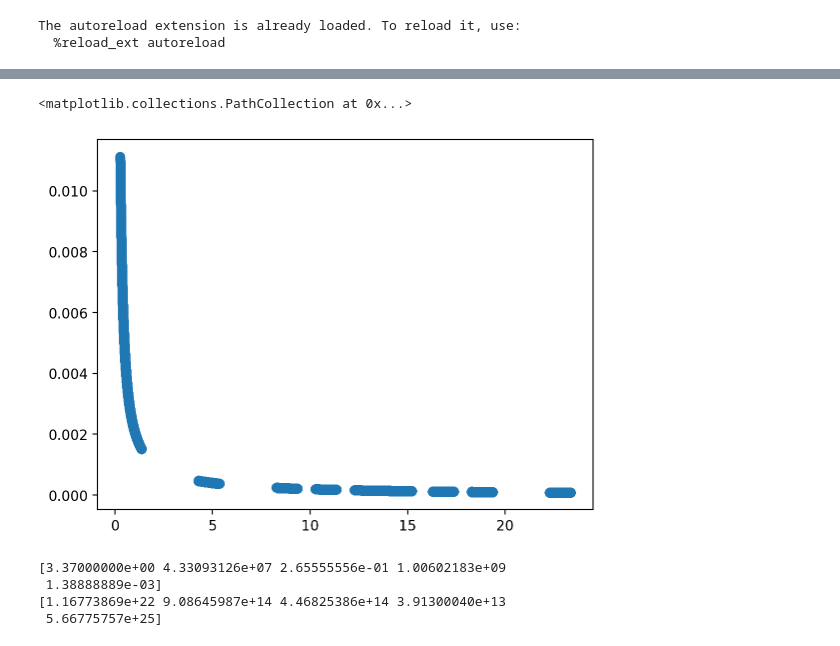
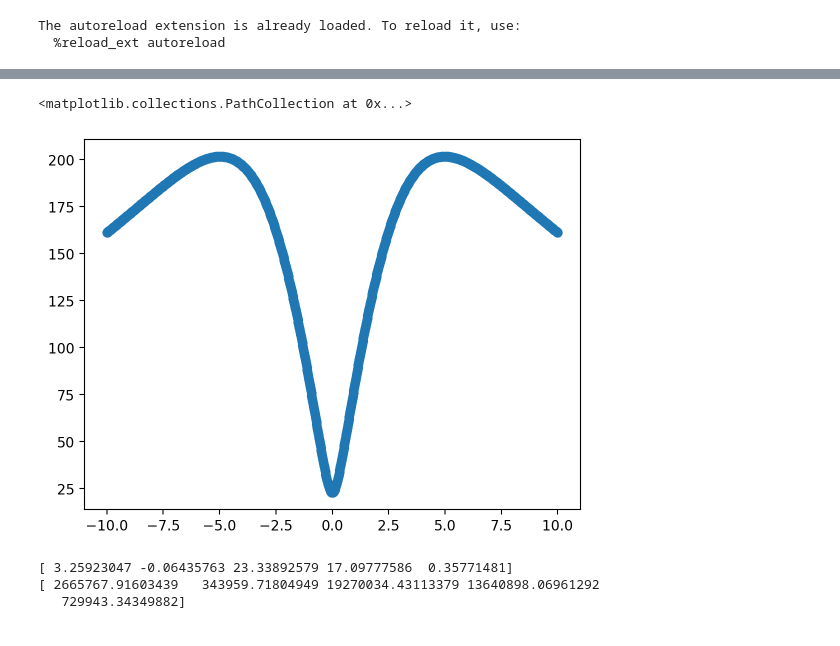
Before and after one commit to cs481-ekh/f22-dust-devils, a Jupyter notebook: docs/examples/Wind_Speed_Model.ipynb, the cells around one changed output, grey strips where cells are left out. Drawn from its saved outputs; the diff is of its cells as text; code cells hidden in the pictures.

```diff
--- a/docs/examples/Wind_Speed_Model.ipynb
+++ b/docs/examples/Wind_Speed_Model.ipynb
@@ -57,19 +54,19 @@ print(vortex)
 # %%
-time = time
+time = np.linspace(-10, 10, 1000)
 max_wind_speed = 23
 u_1 = 3.5
 slope = 1.
 t0 = 0.
-Gamma = 0.01
+Gamma = 10
 expected = 0.0000910710
 
 # Create a wind speed time series
 profile = ut.wind_vortex_profile(max_wind_speed, u_1, slope, time, t0, Gamma)
 wt = met.WindSpeedTimeseries(time, profile)
 plt.scatter(wt.time, wt.data)
 # %% [output]
 <matplotlib.collections.PathCollection at 0x...>
-[figure, old version]
+[figure, new version]
 # %%
 # Get init_params
 init_params = wt._determine_init_params(vortex)
@@ -81,7 +78,6 @@ popt, unc = ut.fit_vortex_ws(vortex, init_params, bounds)
 print(popt)
 print(unc)
 # %% [output]
-[3.37000000e+00 4.33093126e+07 2.65555556e-01 1.00602183e+09
- 1.38888889e-03]
-[1.16773869e+22 9.08645987e+14 4.46825386e+14 3.91300040e+13
- 5.66775757e+25]
+[ 3.25923047 -0.06435763 23.33892579 17.09777586  0.35771481]
+[ 2665767.91603439   343959.71804949 19270034.43113379 13640898.06961292
+   729943.34349882]
```
Also changed, not shown: parts of 2 cells of this notebook, 1 other file.
